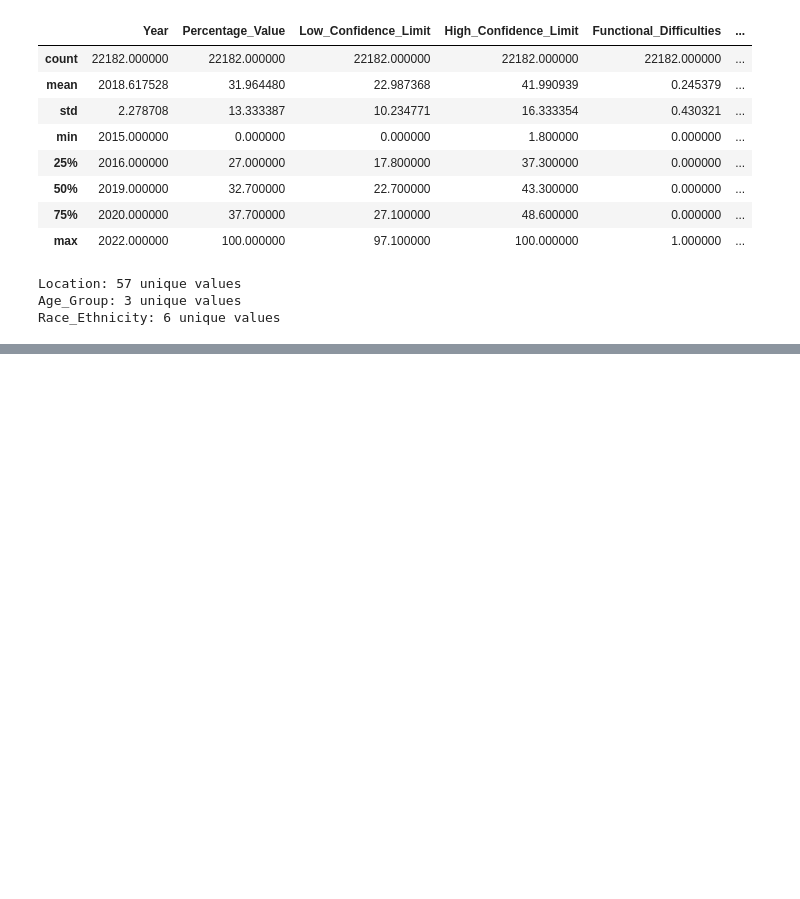
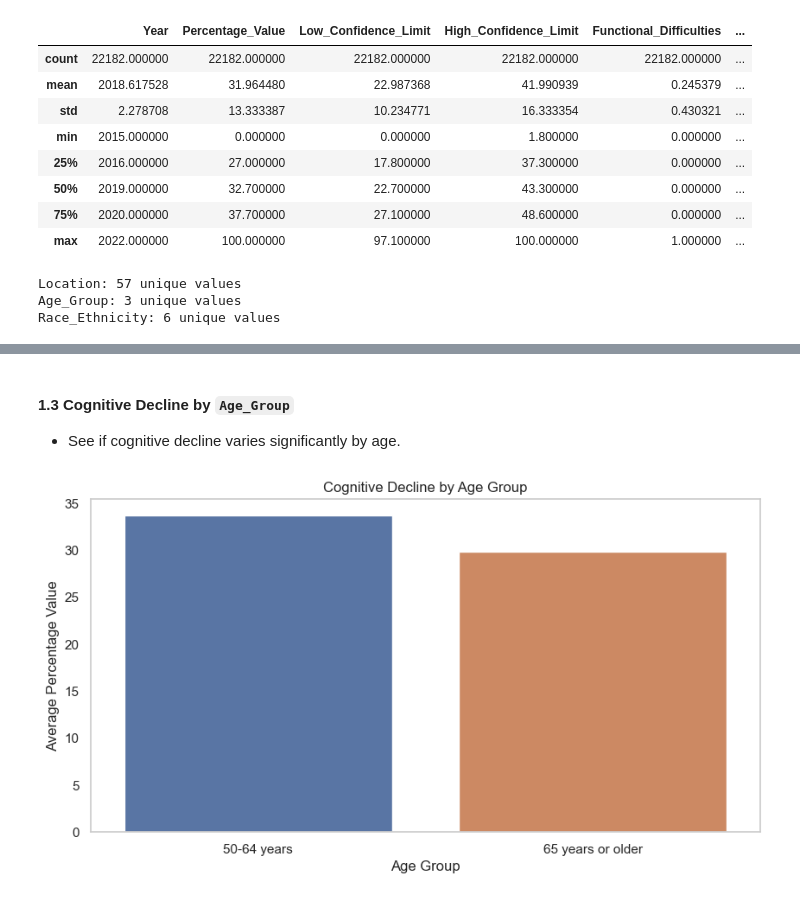
Before and after one commit to sowmyamaddali/cognitive-decline-analysis, a Jupyter notebook: notebooks/data_processing_exploration.ipynb, the cells around one changed output, grey strips where cells are left out. Cells and saved outputs as stored; diff of their text form; code cells hidden in the pictures; blank space fills up the shorter version.

```diff
--- a/notebooks/data_processing_exploration.ipynb
+++ b/notebooks/data_processing_exploration.ipynb
@@ -66,0 +119,17 @@ Race_Ethnicity: 6 unique values
+# %% [markdown]
+#### 1.3 Cognitive Decline by `Age_Group`
+- See if cognitive decline varies significantly by age.
+# %%
+# bar plot
+plt.figure(figsize=(10, 5))
+df_filtered = df[df["Age_Group"] != "Overall"]
+sns.barplot(data=df_filtered, x="Age_Group", y="Percentage_Value",
+            estimator="mean", errorbar=None, hue="Age_Group",
+           dodge=False)
+plt.title("Cognitive Decline by Age Group")
+plt.xlabel("Age Group")
+plt.ylabel("Average Percentage Value")
+plt.grid(axis="y")
+plt.show()
+# %% [output]
+[figure, added]
```
Also changed, not shown: parts of 15 cells of this notebook.
